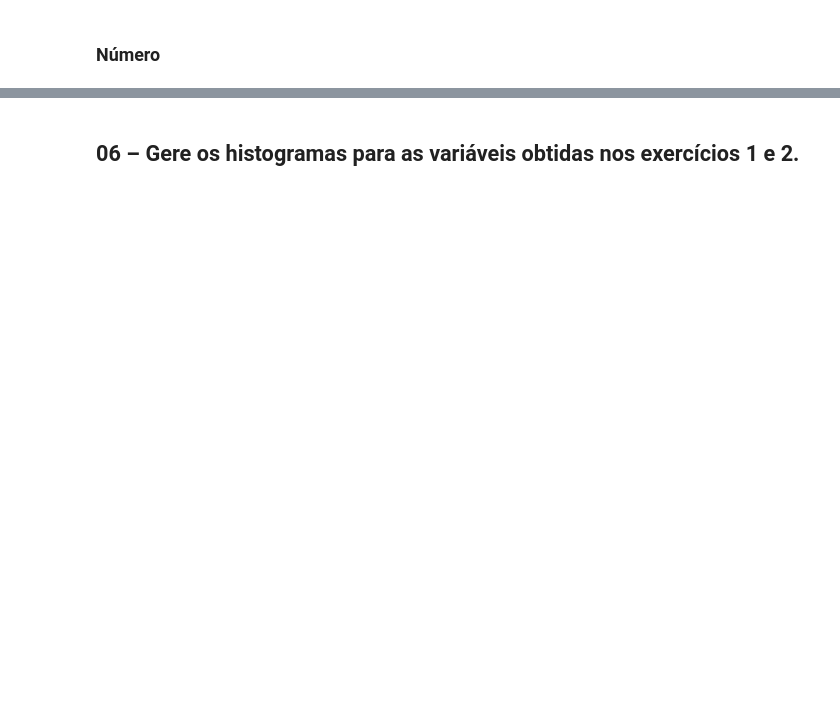
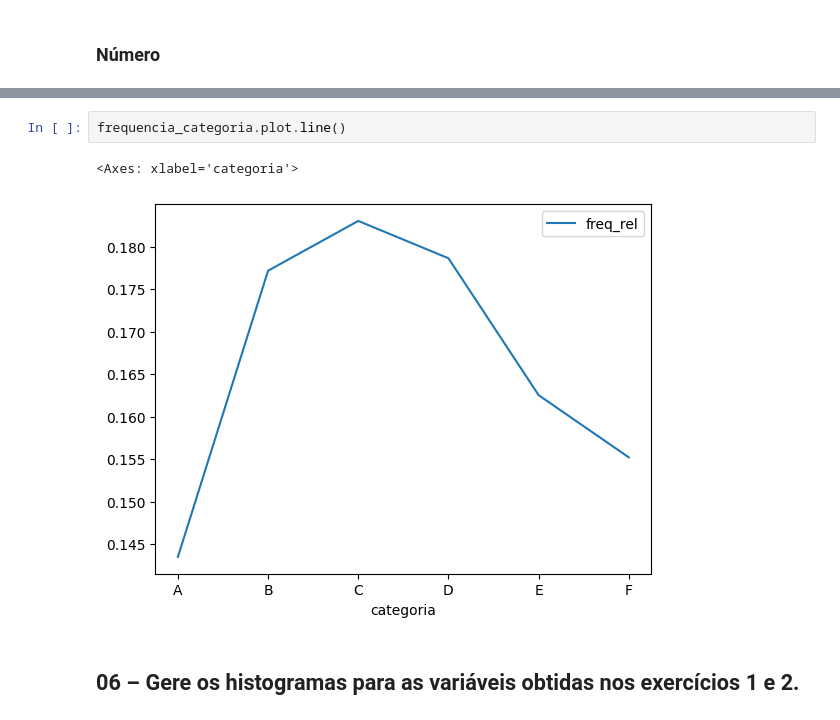
Before and after one commit to Rodrigo-Lusa/aulas_python_mestrado, a Jupyter notebook: script/exercicios/14-Variáveis_Quantitativas_2026-03-31.ipynb, the cells around one changed output, grey strips where cells are left out. Drawn from its saved outputs; the diff is of its cells as text; blank space fills up the shorter version.

```diff
--- a/script/exercicios/14-Variáveis_Quantitativas_2026-03-31.ipynb
+++ b/script/exercicios/14-Variáveis_Quantitativas_2026-03-31.ipynb
@@ -33,2 +113,7 @@ Obtenha a tabela de frequência das variáveis criadas nos exercícios 1 e 2.
+# %%
+frequencia_categoria.plot.line()
+# %% [output]
+<Axes: xlabel='categoria'>
+[figure, added]
 # %% [markdown]
 ## 06 – Gere os histogramas para as variáveis obtidas nos exercícios 1 e 2.
```
Also changed, not shown: parts of 16 cells of this notebook.
